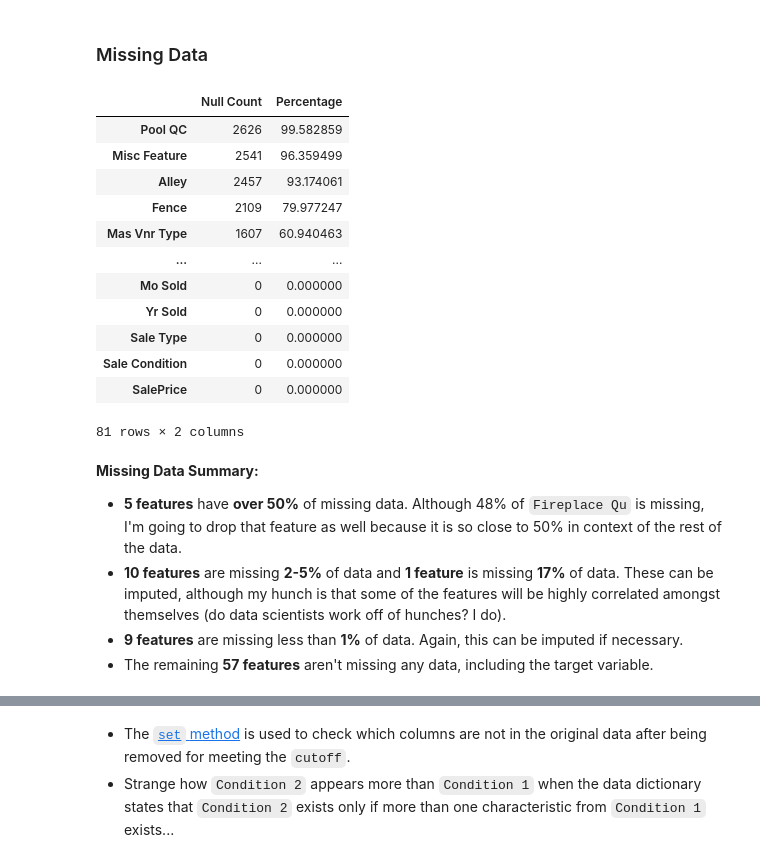
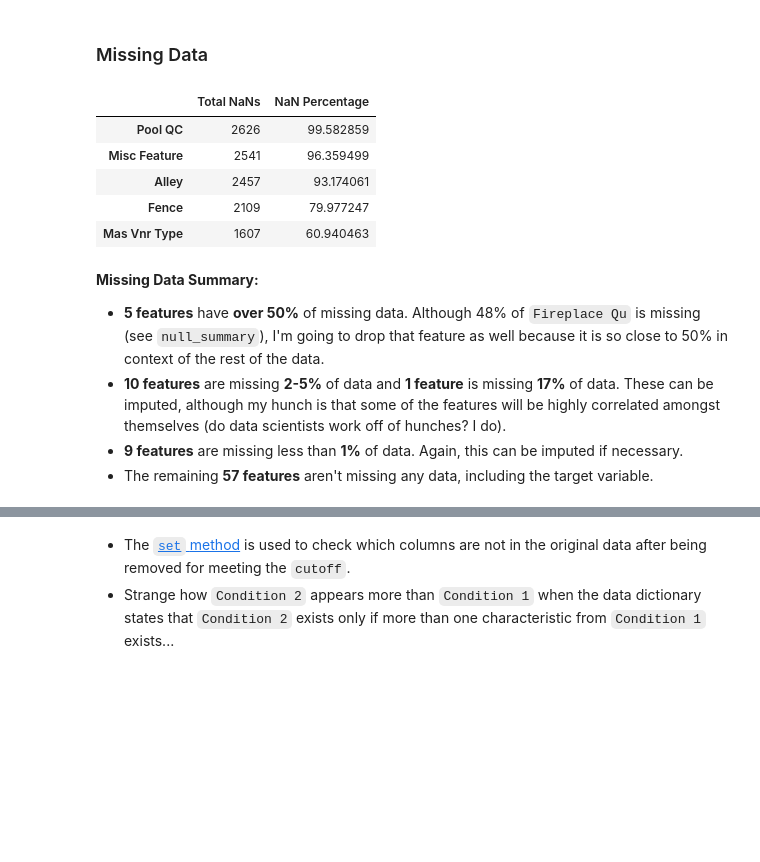
Before and after one commit to raven-in-space/data-science-cohort-20, a Jupyter notebook: Project-2/Predicting_Housing_Prices.ipynb, the cells around one changed output, grey strips where cells are left out. Drawn from its saved outputs; the diff is of its cells as text; code cells hidden in the pictures; blank space fills up the shorter version.

```diff
--- a/Project-2/Predicting_Housing_Prices.ipynb
+++ b/Project-2/Predicting_Housing_Prices.ipynb
@@ -110,31 +101,26 @@ array(['TA', 'Fa', nan, 'Gd', 'Ex', 'Po'], dtype=object)
 # %%
-# create a copy
-main_housing = orig_housing.copy()
-
 # Create a summary table of missing values
 null_summary = pd.DataFrame({
-    'Null Count': main_housing.isna().sum(),
-    'Percentage': (main_housing.isna().sum() / len(main_housing)) * 100
-}).sort_values(by='Null Count', ascending=False)
+    'Total NaNs': ( main_housing.isna().sum() ),
+    'NaN Percentage': ( (main_housing.isna().sum() / len(main_housing)) * 100 )
+}).sort_values(by='Total NaNs', ascending=False)
 
-null_summary
+# create a filter for 50% missing data, a standard to "drop" features if met
+missing_50 = null_summary[null_summary['NaN Percentage'] > 50]
+
+# return results
+##null_summary
+missing_50
 # %% [output]
-|  | Null Count | Percentage |
+|  | Total NaNs | NaN Percentage |
 | Pool QC | 2626 | 99.582859 |
 | Misc Feature | 2541 | 96.359499 |
 | Alley | 2457 | 93.174061 |
 | Fence | 2109 | 79.977247 |
 | Mas Vnr Type | 1607 | 60.940463 |
-| ... | ... | ... |
-| Mo Sold | 0 | 0.000000 |
-| Yr Sold | 0 | 0.000000 |
-| Sale Type | 0 | 0.000000 |
-| Sale Condition | 0 | 0.000000 |
-| SalePrice | 0 | 0.000000 |
-81 rows × 2 columns
 # %% [markdown]
 **Missing Data Summary:**
-* **5 features** have **over 50%** of missing data. Although 48% of `Fireplace Qu` is missing, I'm going to drop that feature as well because it is so close to 50% in context of the rest of the data.
+* **5 features** have **over 50%** of missing data. Although 48% of `Fireplace Qu` is missing (see `null_summary`), I'm going to drop that feature as well because it is so close to 50% in context of the rest of the data.
 * **10 features** are missing **2-5%** of data and **1 feature** is missing **17%** of data. These can be imputed, although my hunch is that some of the features will be highly correlated amongst themselves (do data scientists work off of hunches? I do).
 * **9 features** are missing less than **1%** of data. Again, this can be imputed if necessary.
 * The remaining **57 features** aren't missing any data, including the target variable.
```
Also changed, not shown: parts of 105 cells of this notebook.
